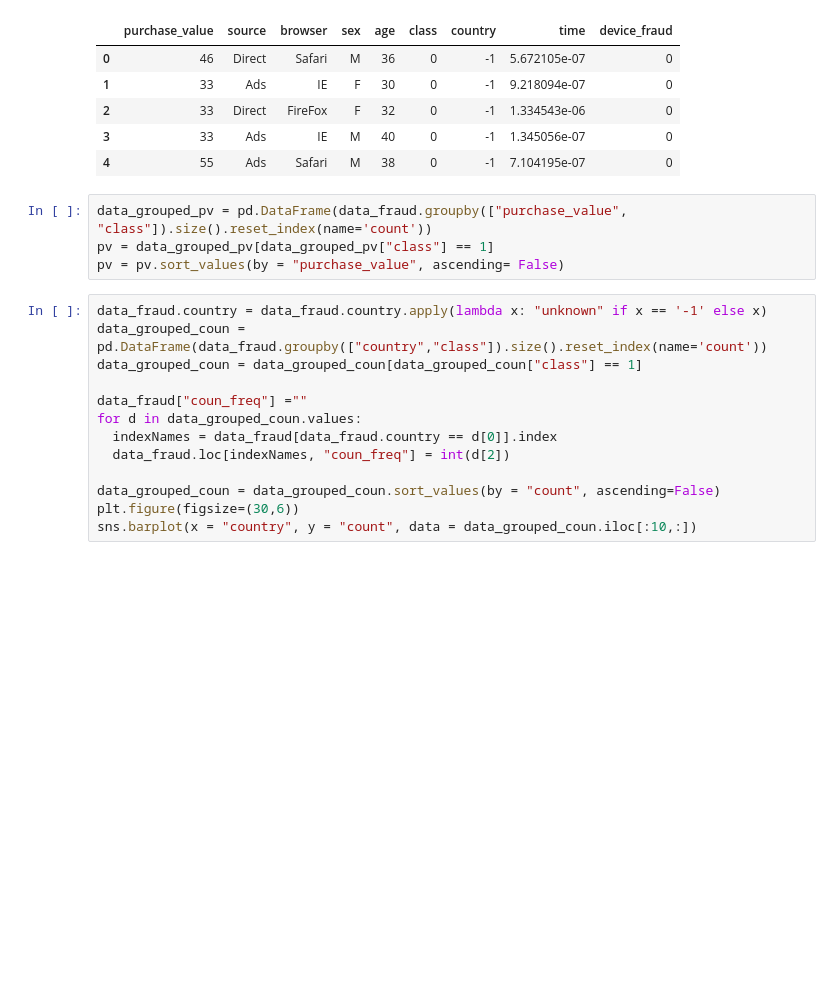
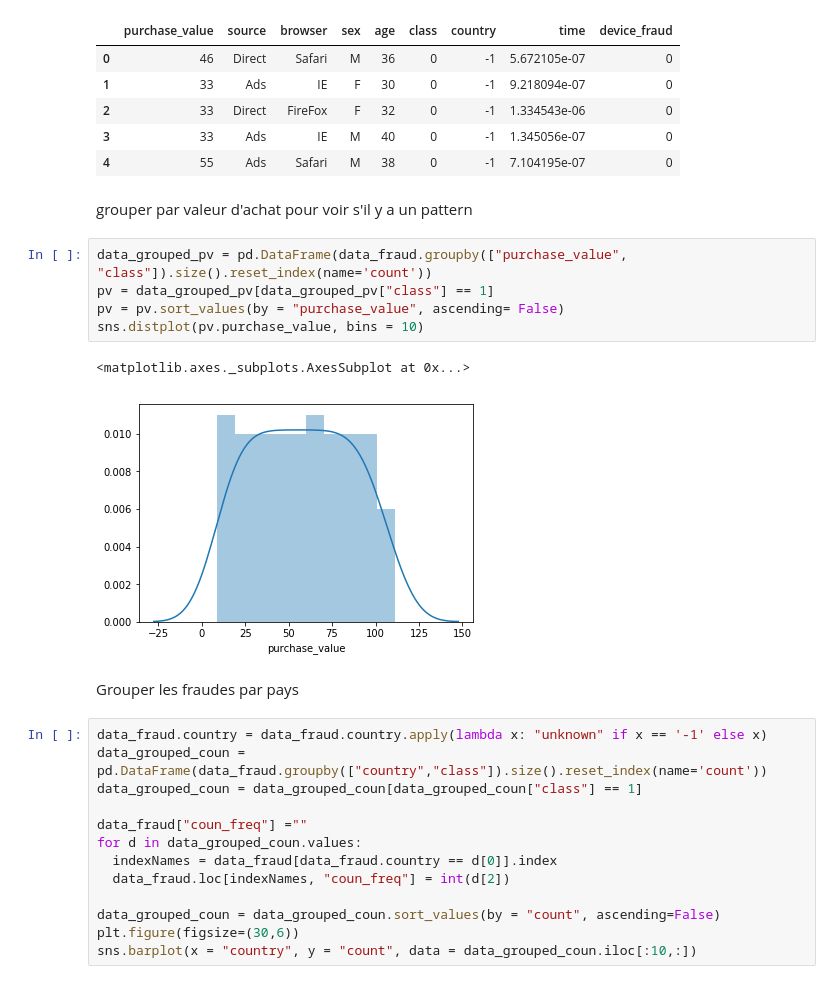
Before and after one commit to tbazzi/Data-Science---Fullstack-Bootcamp, a Jupyter notebook: S4_Projet_FraudulentActivity_V2.ipynb, the cells around one changed output. Saved outputs shown, nothing was run; the diff lists cells and outputs as text; blank space fills up the shorter version.

```diff
--- a/S4_Projet_FraudulentActivity_V2.ipynb
+++ b/S4_Projet_FraudulentActivity_V2.ipynb
@@ -100,10 +120,18 @@ data_fraud.head()
 | 2 | 33 | Direct | FireFox | F | 32 | 0 | -1 | 1.334543e-06 | 0 |
 | 3 | 33 | Ads | IE | M | 40 | 0 | -1 | 1.345056e-07 | 0 |
 | 4 | 55 | Ads | Safari | M | 38 | 0 | -1 | 7.104195e-07 | 0 |
+# %% [markdown]
+grouper par valeur d'achat pour voir s'il y a un pattern
 # %%
 data_grouped_pv = pd.DataFrame(data_fraud.groupby(["purchase_value", "class"]).size().reset_index(name='count'))
 pv = data_grouped_pv[data_grouped_pv["class"] == 1]
 pv = pv.sort_values(by = "purchase_value", ascending= False)
+sns.distplot(pv.purchase_value, bins = 10)
+# %% [output]
+<matplotlib.axes._subplots.AxesSubplot at 0x...>
+[figure, added]
+# %% [markdown]
+Grouper les fraudes par pays
 # %%
 data_fraud.country = data_fraud.country.apply(lambda x: "unknown" if x == '-1' else x)
 data_grouped_coun = pd.DataFrame(data_fraud.groupby(["country","class"]).size().reset_index(name='count'))
```
Also changed, not shown: parts of 14 cells of this notebook.
